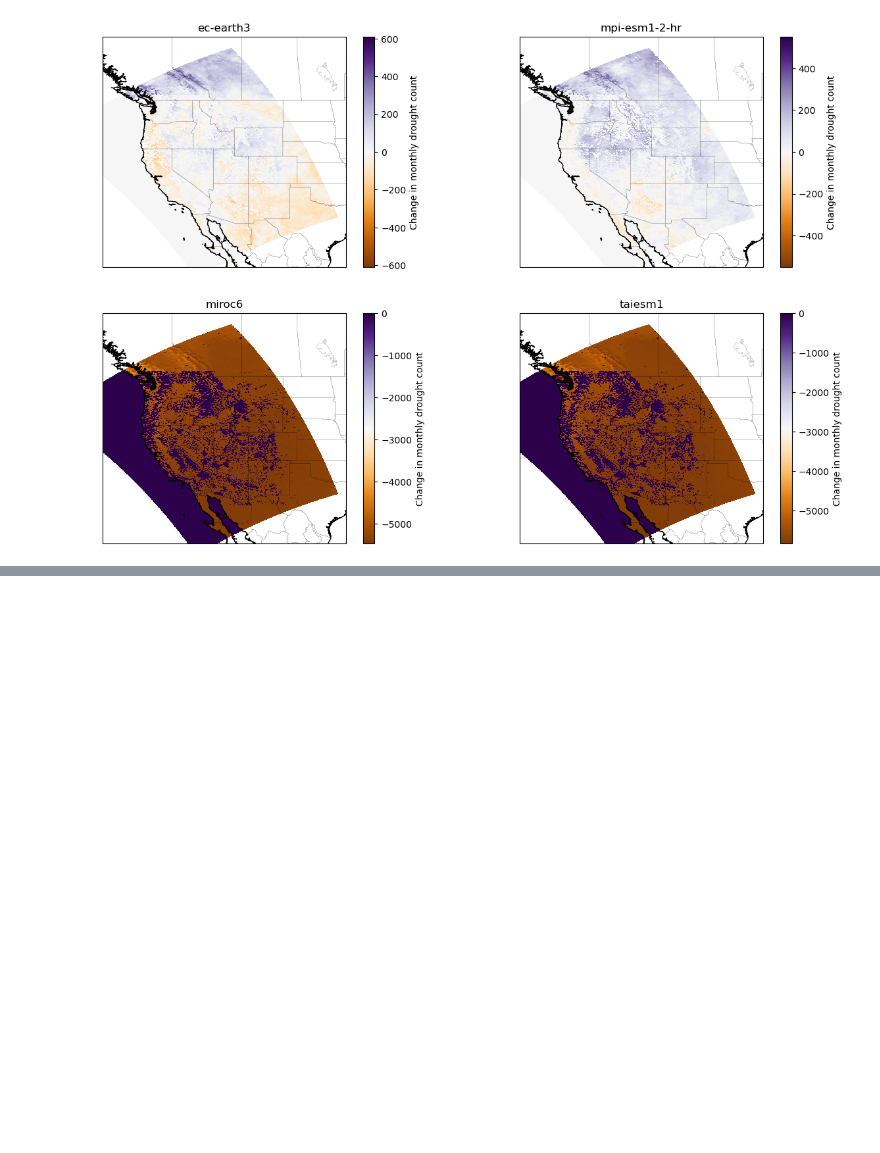
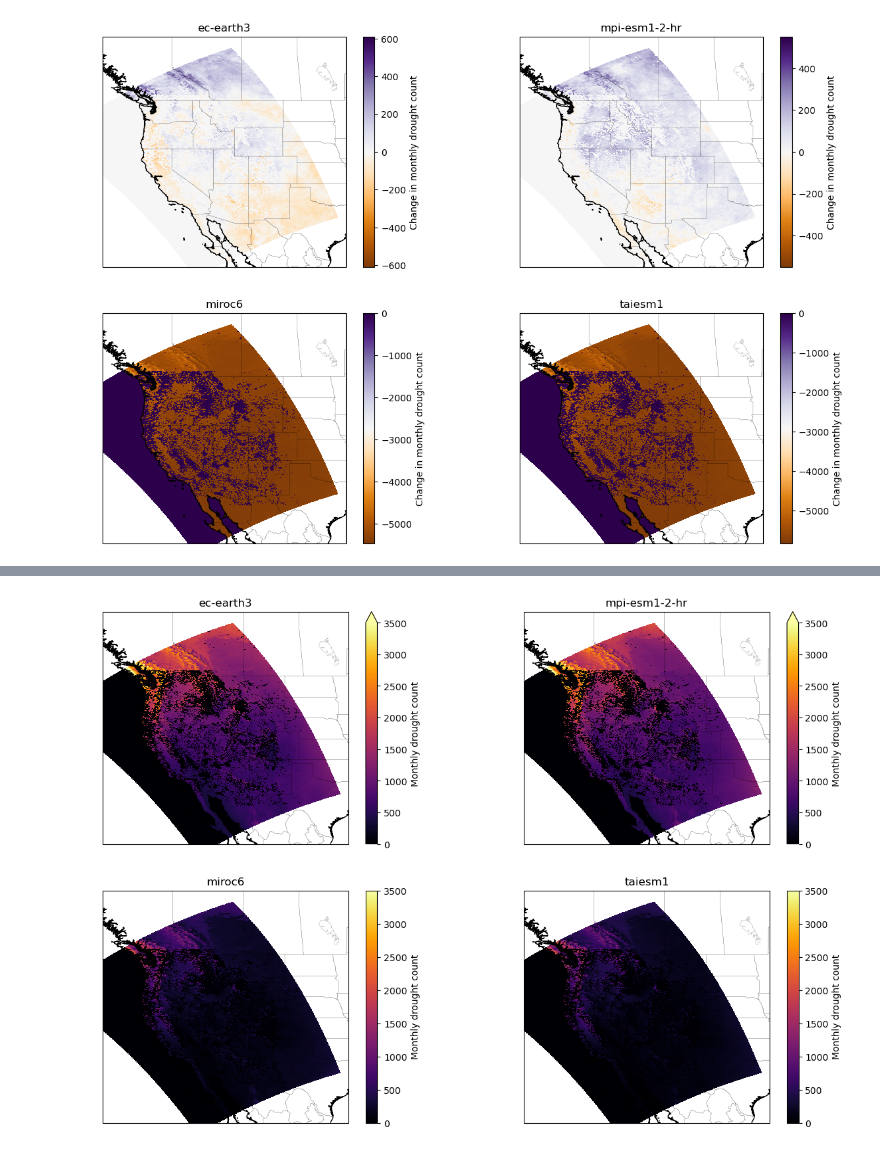
Before and after one commit to Eagle-Rock-Analytics/renewable-analysis, a Jupyter notebook: notebooks/largescale_change_in_generation.ipynb, the cells around one changed output, grey strips where cells are left out. Saved outputs shown, nothing was run; the diff lists cells and outputs as text; code cells hidden in the pictures; blank space fills up the shorter version.

```diff
--- a/notebooks/largescale_change_in_generation.ipynb
+++ b/notebooks/largescale_change_in_generation.ipynb
@@ -108,19 +107,0 @@ taiesm1 3.0C: 2033-2062
-# %%
-fig, axes = plt.subplots(
-    2, 2, figsize=(15, 10), subplot_kw={"projection": ccrs.PlateCarree()}
-)
-for ax, simulation in zip(axes.flatten(), simulations, strict=False):
-    deltas[simulation].plot(
-        ax=ax,
-        x="lon",
-        y="lat",
-        transform=ccrs.PlateCarree(),
-        cbar_kwargs={"label": "Change in Capacity Factor"},
-        cmap="PuOr",
-        vmin=-0.01,
-        vmax=0.01,
-    )
-    ax.set_title(simulation)
-    ax.set_extent([-130, -95, 25, 57])
-    ax.add_feature(cfeature.STATES.with_scale("10m"), edgecolor="black", linewidth=0.1)
-    ax.add_feature(cfeature.COASTLINE.with_scale("10m"), edgecolor="black")
@@ -194,0 +242,35 @@ for ax, simulation in zip(axes.flatten(), simulations, strict=False):
+# %%
+resource = "pv"
+module = "utility"
+domain = "d02"
+variable = "cf"
+frequency = "mon"
+simulation = "all"
+variable = "drought_count"
+
+simulations = ["ec-earth3", "mpi-esm1-2-hr", "miroc6", "taiesm1"]
+deltas = {}
+for simulation in simulations:
+    deltas[simulation] = get_ren_drought_data(
+        resource, module, domain, variable, frequency, simulation, "plus20c"
+    ).sum(["month", "year"]).squeeze().compute()
+fig, axes = plt.subplots(
+    2, 2, figsize=(15, 10), subplot_kw={"projection": ccrs.PlateCarree()}
+)
+for ax, simulation in zip(axes.flatten(), simulations, strict=False):
+    deltas[simulation].plot(
+        ax=ax,
+        x="lon",
+        y="lat",
+        transform=ccrs.PlateCarree(),
+        cbar_kwargs={"label": "Monthly drought count"},
+        cmap="inferno",
+        vmin=0,
+        vmax=3500,
+    )
+    ax.set_title(simulation)
+    ax.set_extent([-130, -95, 25, 57])
+    ax.add_feature(cfeature.STATES.with_scale("10m"), edgecolor="black", linewidth=0.1)
+    ax.add_feature(cfeature.COASTLINE.with_scale("10m"), edgecolor="black")
+# %% [output]
+[figure, added]
```
Also changed, not shown: parts of 16 cells of this notebook, 2 other files.
